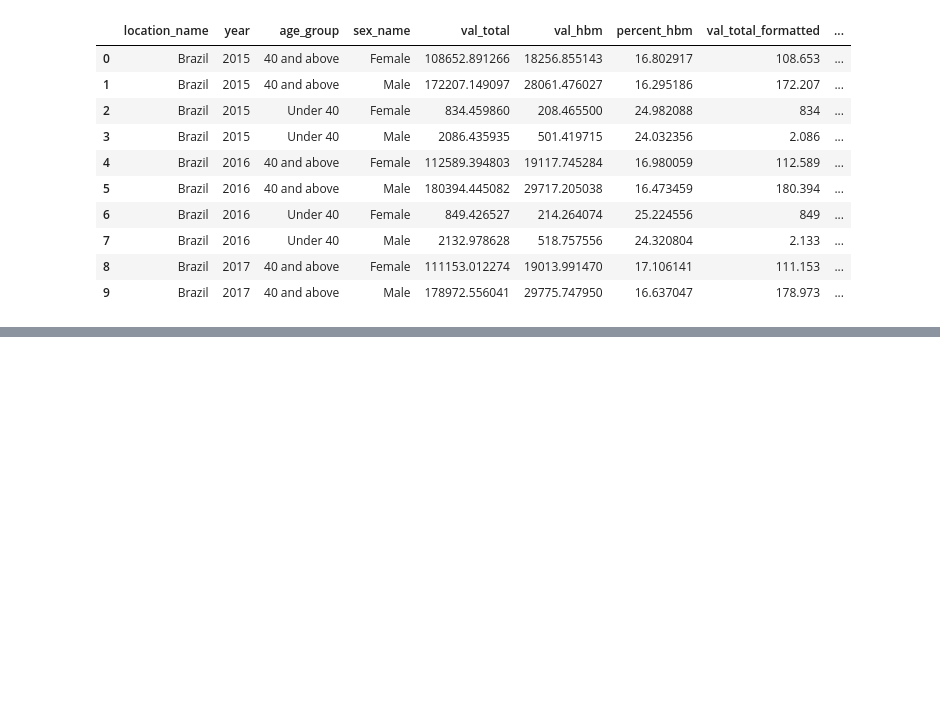
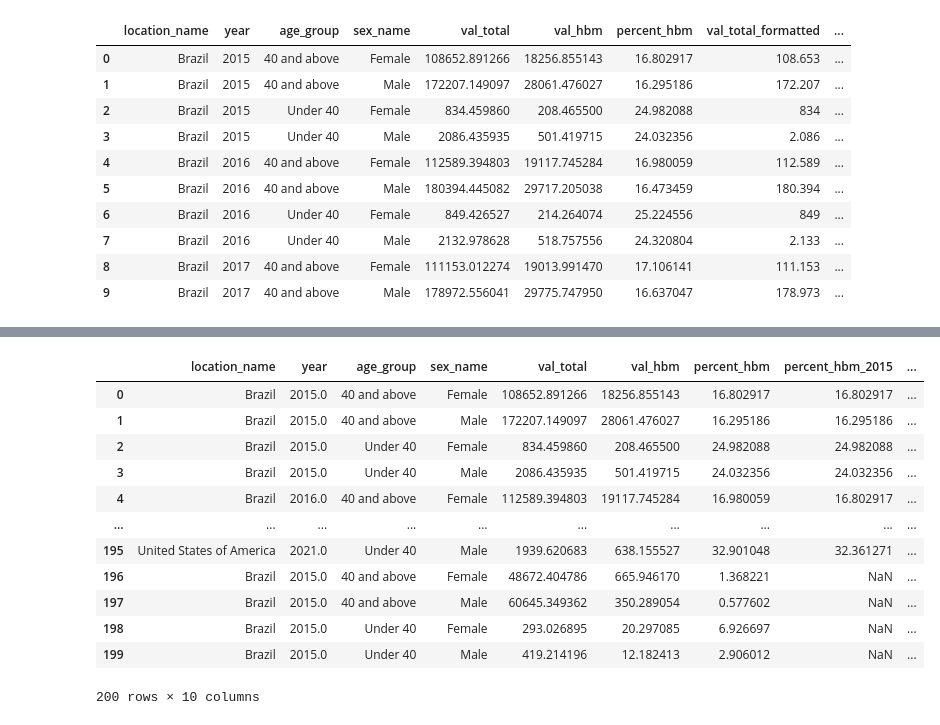
Before and after one commit to brunoramos321/Obesity_impact_analysis, a Jupyter notebook: Merging_Datasets.ipynb, the cells around one changed output, grey strips where cells are left out. Cells and saved outputs as stored; diff of their text form; code cells hidden in the pictures; blank space fills up the shorter version.

```diff
--- a/Merging_Datasets.ipynb
+++ b/Merging_Datasets.ipynb
@@ -371,0 +670,26 @@ df.head(10)
+# %%
+
+# Load the merged file
+df_all = pd.read_csv("all_diseases_merged.csv")
+
+# Calculate percent_hbm where possible
+df_all["percent_hbm"] = (df_all["val_hbm"] / df_all["val_total"]) * 100
+
+# Save it back
+df_all.to_csv("all_diseases_merged.csv", index=False)
+# %%
+df_all.head(200)
+# %% [output]
+|  | location_name | year | age_group | sex_name | val_total | val_hbm | percent_hbm | percent_hbm_2015 | ... |
+| 0 | Brazil | 2015.0 | 40 and above | Female | 108652.891266 | 18256.855143 | 16.802917 | 16.802917 | ... |
+| 1 | Brazil | 2015.0 | 40 and above | Male | 172207.149097 | 28061.476027 | 16.295186 | 16.295186 | ... |
+| 2 | Brazil | 2015.0 | Under 40 | Female | 834.459860 | 208.465500 | 24.982088 | 24.982088 | ... |
+| 3 | Brazil | 2015.0 | Under 40 | Male | 2086.435935 | 501.419715 | 24.032356 | 24.032356 | ... |
+| 4 | Brazil | 2016.0 | 40 and above | Female | 112589.394803 | 19117.745284 | 16.980059 | 16.802917 | ... |
+| ... | ... | ... | ... | ... | ... | ... | ... | ... | ... |
+| 195 | United States of America | 2021.0 | Under 40 | Male | 1939.620683 | 638.155527 | 32.901048 | 32.361271 | ... |
+| 196 | Brazil | 2015.0 | 40 and above | Female | 48672.404786 | 665.946170 | 1.368221 | NaN | ... |
+| 197 | Brazil | 2015.0 | 40 and above | Male | 60645.349362 | 350.289054 | 0.577602 | NaN | ... |
+| 198 | Brazil | 2015.0 | Under 40 | Female | 293.026895 | 20.297085 | 6.926697 | NaN | ... |
+| 199 | Brazil | 2015.0 | Under 40 | Male | 419.214196 | 12.182413 | 2.906012 | NaN | ... |
+200 rows × 10 columns
```
Also changed, not shown: parts of 32 cells of this notebook, 2 other files.
